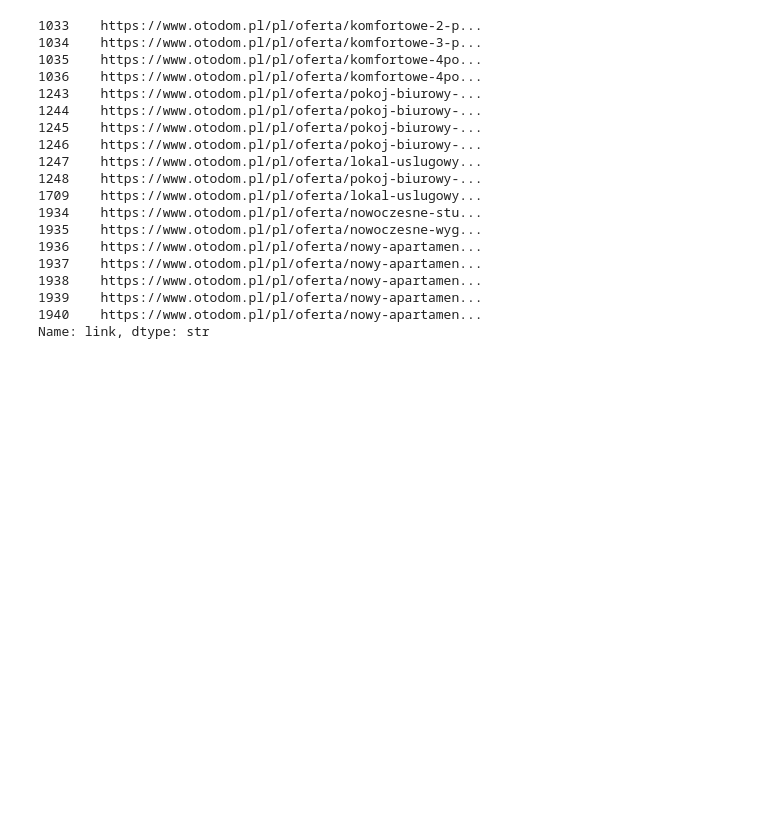
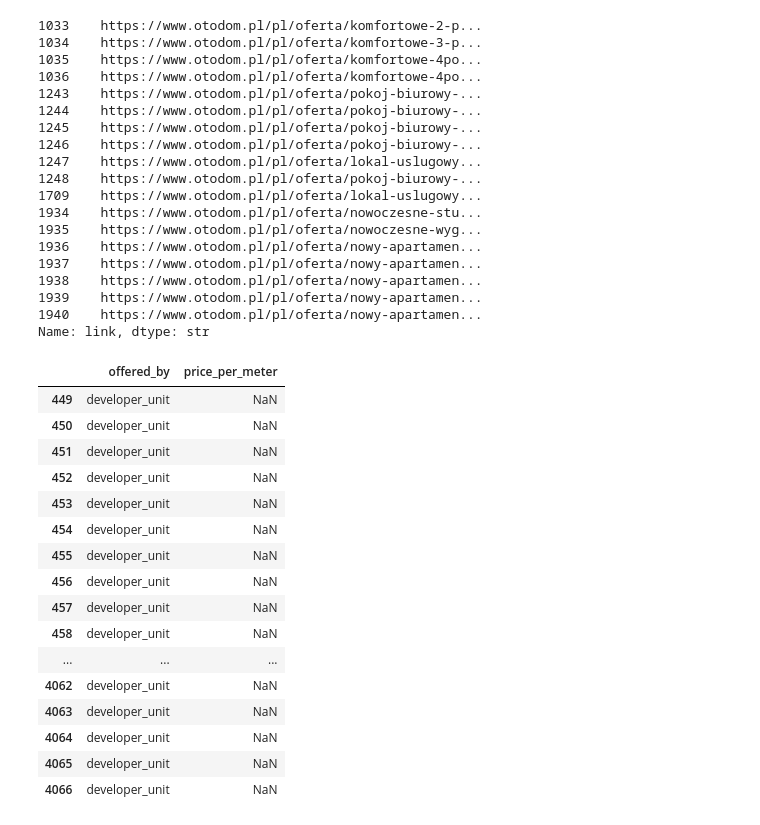
Before and after one commit to Brozi/Otodom-Scraper, a Jupyter notebook: listing-scraper/1.0-jb-eda.ipynb, the cells around one changed output. Cells and saved outputs as stored; diff of their text form; code cells hidden in the pictures; blank space fills up the shorter version.

```diff
--- a/listing-scraper/1.0-jb-eda.ipynb
+++ b/listing-scraper/1.0-jb-eda.ipynb
@@ -67,5 +85,7 @@ df['rooms_discrete'] = pd.Categorical(
 # %% [markdown]
 ## Czynsz
 # %%
-df['rent'] = df['rent'].mask((df['rent'] <= rent_limit) & (df['property_type']!='house'), np.nan)
-#df[df['property_type']=='house']['rent'].value_counts(dropna=False)
+df['rent_all'] = df['rent'].mask(df['rent'] <= rent_limit, 0)
+#Zmienna rent_all - zachowuje wszystkie wartości rent
+df['rent'] = df['rent'].mask(df['rent'] <= rent_limit, np.nan)
+#Zmienna rent - wszystkie wartości 0, oraz inne niemożliwe -> NaN
@@ -71,0 +94,3 @@ df['rent'] = df['rent'].mask((df['rent'] <= rent_limit) & (df['property_type']!=
+# %%
+df=df.dropna(subset=['price'])
+df['price'].isnull().sum()
@@ -71,0 +105,3 @@ df['rent'] = df['rent'].mask((df['rent'] <= rent_limit) & (df['property_type']!=
+# %%
+df['price_per_meter'] = df['price_per_meter'].fillna(df['price']/df['area'])
+df['price_per_meter'].isnull().sum()
@@ -71,0 +112,7 @@ df['rent'] = df['rent'].mask((df['rent'] <= rent_limit) & (df['property_type']!=
+# %%
+df['floor'] = df['floor'].replace('<10', NaN)
+df['floor'] = df['floor'].fillna('Unknown')
+df['floor'] = df['floor'].astype(str).str.replace(r'\.0$', '', regex=True)
+df['floor'] = df['floor'].replace(floor_map)
+df['floor'] = pd.Categorical(df['floor'], categories=floor_order, ordered=True)
+print(df['floor'].value_counts().sort_index())
@@ -463,3 +546,23 @@ Name: count, dtype: int64
 1939    https://www.otodom.pl/pl/oferta/nowy-apartamen...
 1940    https://www.otodom.pl/pl/oferta/nowy-apartamen...
 Name: link, dtype: str
+# %%
+df[df['price'].isna() == True][['offered_by','price_per_meter']]
+# %% [output]
+|  | offered_by | price_per_meter |
+| 449 | developer_unit | NaN |
+| 450 | developer_unit | NaN |
+| 451 | developer_unit | NaN |
+| 452 | developer_unit | NaN |
+| 453 | developer_unit | NaN |
+| 454 | developer_unit | NaN |
+| 455 | developer_unit | NaN |
+| 456 | developer_unit | NaN |
+| 457 | developer_unit | NaN |
+| 458 | developer_unit | NaN |
+| ... | ... | ... |
+| 4062 | developer_unit | NaN |
+| 4063 | developer_unit | NaN |
+| 4064 | developer_unit | NaN |
+| 4065 | developer_unit | NaN |
+| 4066 | developer_unit | NaN |
```
Also changed, not shown: parts of 16 cells of this notebook.
